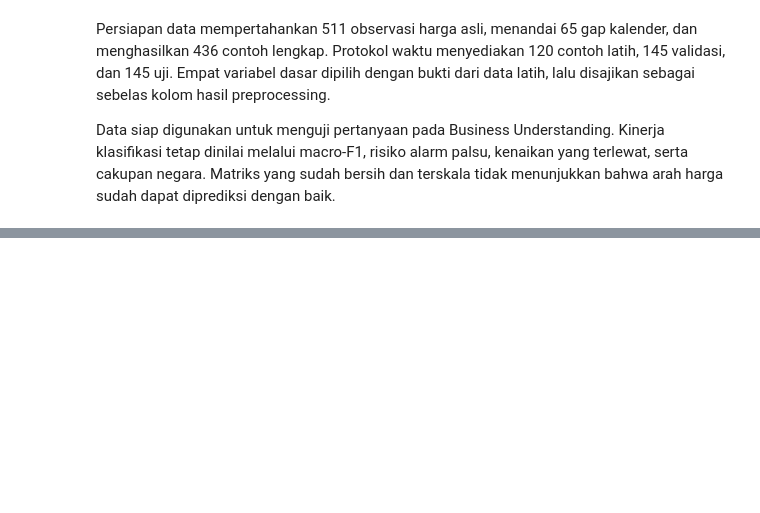
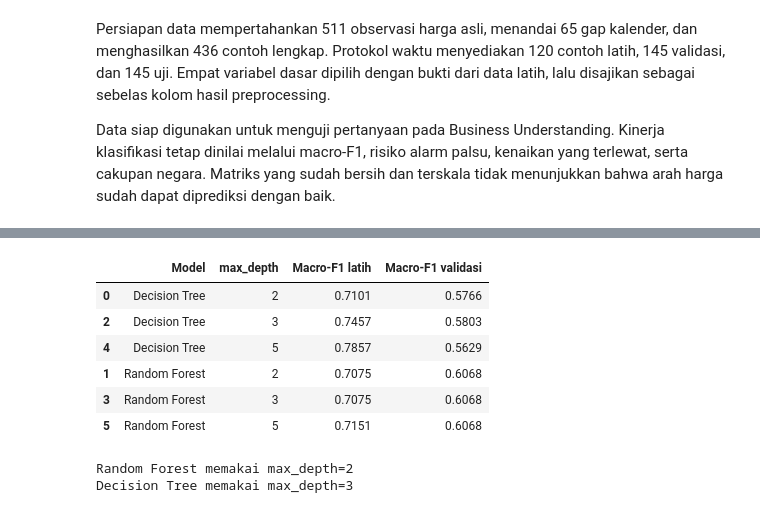
Before and after one commit to firrazmrd/17_IF-B_Sop-Pak-Min-Klaten, a Jupyter notebook: Projek.ipynb, the cells around one changed output, grey strips where cells are left out. Saved outputs shown, nothing was run; the diff lists cells and outputs as text; code cells hidden in the pictures; blank space fills up the shorter version.

```diff
--- a/Projek.ipynb
+++ b/Projek.ipynb
@@ -1960,26 +1467,0 @@ Interval mencakup nol, sehingga data uji tidak dapat membedakan Random Forest da
-# %%
-# Uji ketahanan 1: seri Brunei konstan, sehingga persistensi selalu menebak tidak naik dengan benar.
-mask_no_brunei = (df_test['Country'] != 'Brunei Darussalam').to_numpy()
-robust_rows = {}
-for name in method_order:
-    robust_rows[name] = evaluate(y_test[mask_no_brunei], pred_test[name][mask_no_brunei])
-robust_no_brunei = pd.DataFrame(robust_rows).T[['Macro-F1', 'Balanced accuracy', 'Recall naik', 'Precision naik', 'Accuracy', 'FP', 'FN']]
-robust_no_brunei[['FP', 'FN']] = robust_no_brunei[['FP', 'FN']].astype(int)
-print('Uji tanpa Brunei Darussalam:', int(mask_no_brunei.sum()), 'contoh')
-display(robust_no_brunei.round(4))
-
-# Uji ketahanan 2: kinerja persistensi pada tiap bagian waktu, bukan dasar pemilihan model.
-persist_by_split = pd.DataFrame({
-    'Latih 2022': evaluate(y_train, predict_persistence(X_train)),
-    'Validasi 2023': evaluate(y_validation, predict_persistence(X_validation)),
-    'Uji 2024': evaluate(y_test, predict_persistence(X_test))
-}).T[['Macro-F1', 'Accuracy', 'Recall naik', 'Precision naik']]
-display(persist_by_split.round(4))
-
-# Uji ketahanan 3: korelasi fitur dengan target pada tiap bagian (diagnostik, bukan dasar pemilihan fitur).
-corr_by_split = pd.DataFrame({
-    'Latih 2022': df_train[price_features + ['target']].corr()['target'].drop('target'),
-    'Validasi 2023': df_validation[price_features + ['target']].corr()['target'].drop('target'),
-    'Uji 2024': df_test[price_features + ['target']].corr()['target'].drop('target')
-})
-display(corr_by_split.round(3))
@@ -2104,0 +1561,22 @@ Bagi koperasi petani dan analis kebijakan pangan, ringkasan arah dari model tida
+# %%
+parameter_results = pd.DataFrame(parameter_rows)
+best_depths = (
+    parameter_results
+    .sort_values(['Macro-F1 validasi', 'max_depth'], ascending=[False, True])
+    .drop_duplicates(subset='Model')
+    .set_index('Model')['max_depth']
+)
+
+display(parameter_results.sort_values(['Model', 'max_depth']).round(4))
+for name, depth in best_depths.items():
+    print(f'{name} memakai max_depth={depth}')
+# %% [output]
+|  | Model | max_depth | Macro-F1 latih | Macro-F1 validasi |
+| 0 | Decision Tree | 2 | 0.7101 | 0.5766 |
+| 2 | Decision Tree | 3 | 0.7457 | 0.5803 |
+| 4 | Decision Tree | 5 | 0.7857 | 0.5629 |
+| 1 | Random Forest | 2 | 0.7075 | 0.6068 |
+| 3 | Random Forest | 3 | 0.7075 | 0.6068 |
+| 5 | Random Forest | 5 | 0.7151 | 0.6068 |
+Random Forest memakai max_depth=2
+Decision Tree memakai max_depth=3
```
Also changed, not shown: parts of 59 cells of this notebook.
